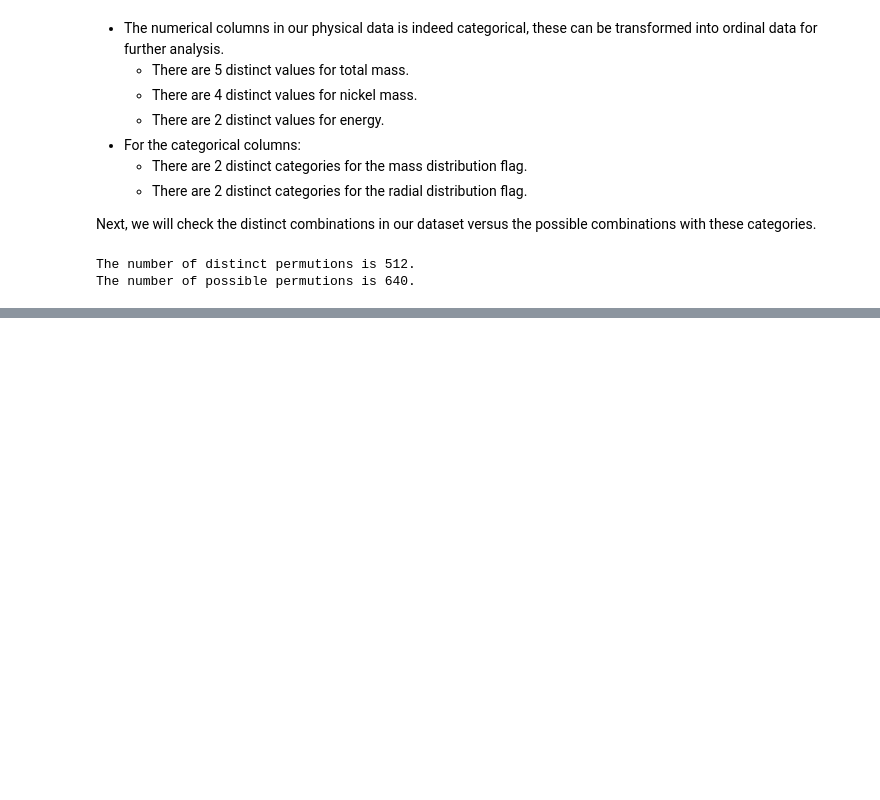
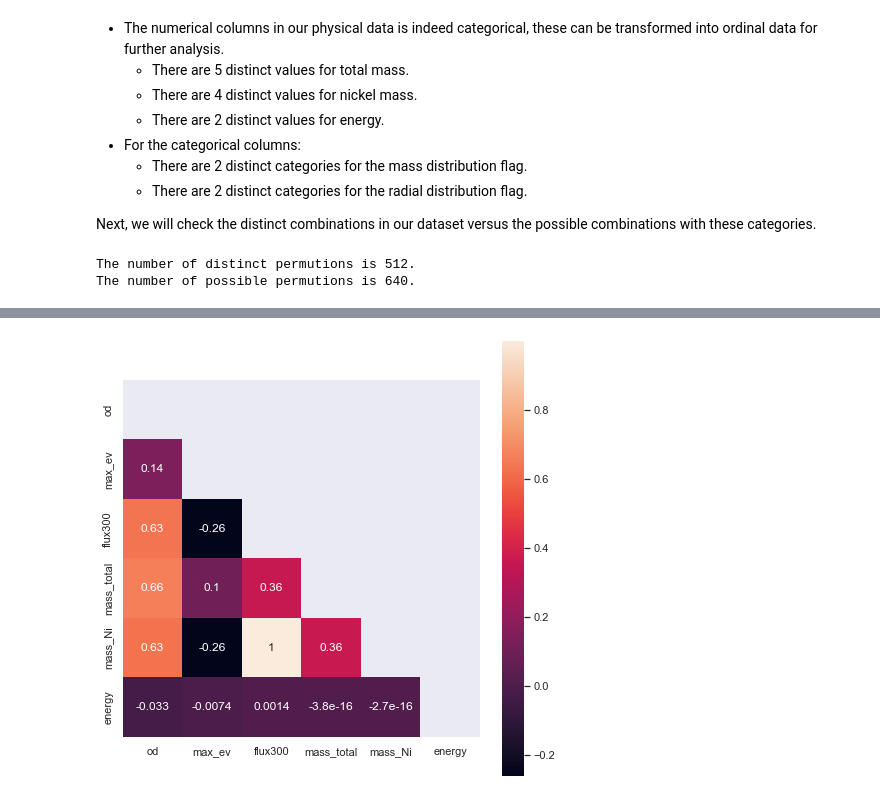
Before and after one commit to themattonthefloor/LOX, a Jupyter notebook: notebooks/student_evaluation.ipynb, the cells around one changed output, grey strips where cells are left out. Saved outputs shown, nothing was run; the diff lists cells and outputs as text; code cells hidden in the pictures; blank space fills up the shorter version.

```diff
--- a/notebooks/student_evaluation.ipynb
+++ b/notebooks/student_evaluation.ipynb
@@ -287,0 +320,10 @@ The number of possible permutions is 640.
+# %%
+# Pearsons correlation matrix of all features
+corr = df.iloc[:,[0,2,4,5,6,7]].corr()
+mask = np.zeros_like(corr)
+mask[np.triu_indices_from(mask)] = True
+plt.figure(figsize=(8,8))
+sns.heatmap(corr, mask=mask, square=True, annot=True)
+plt.show()
+# %% [output]
+[figure, added]
```
Also changed, not shown: parts of 24 cells of this notebook.
